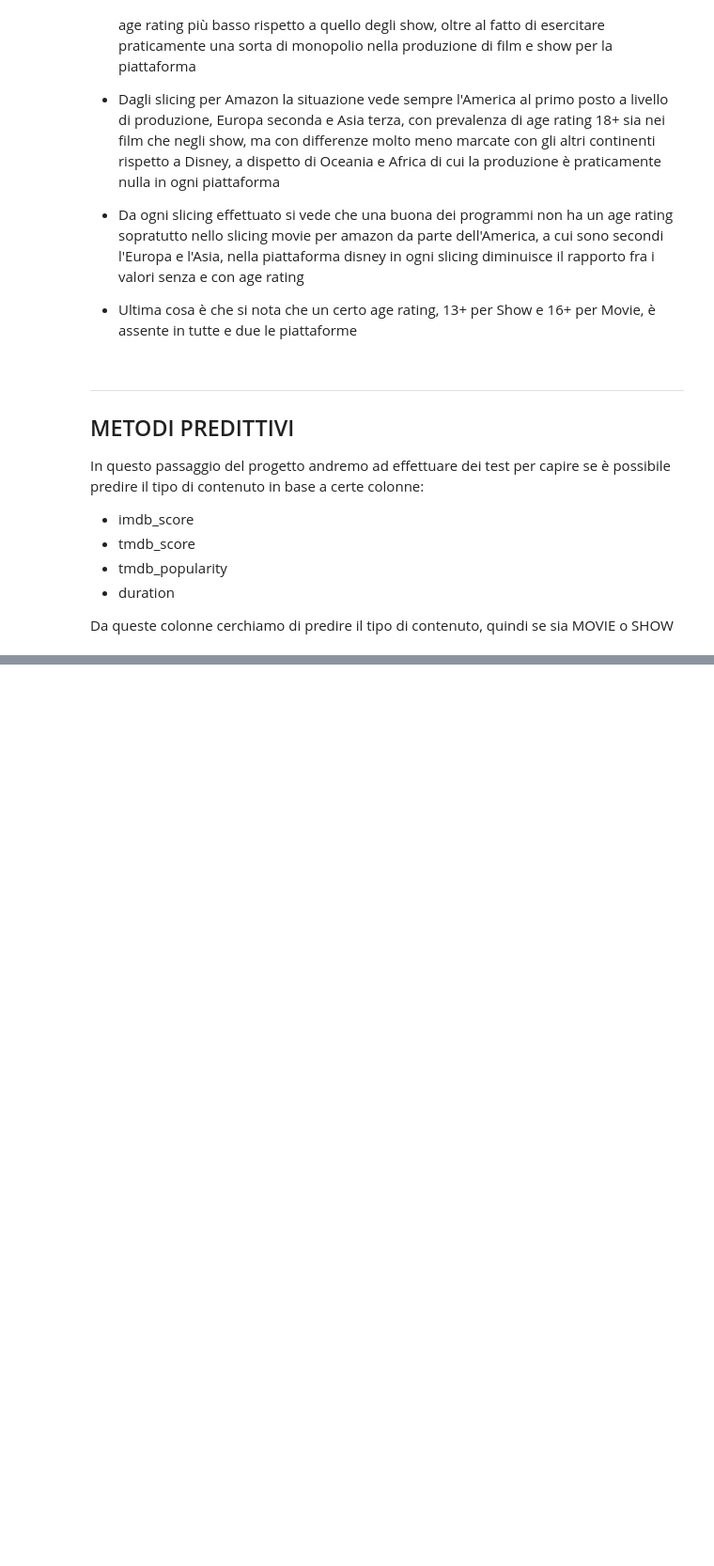
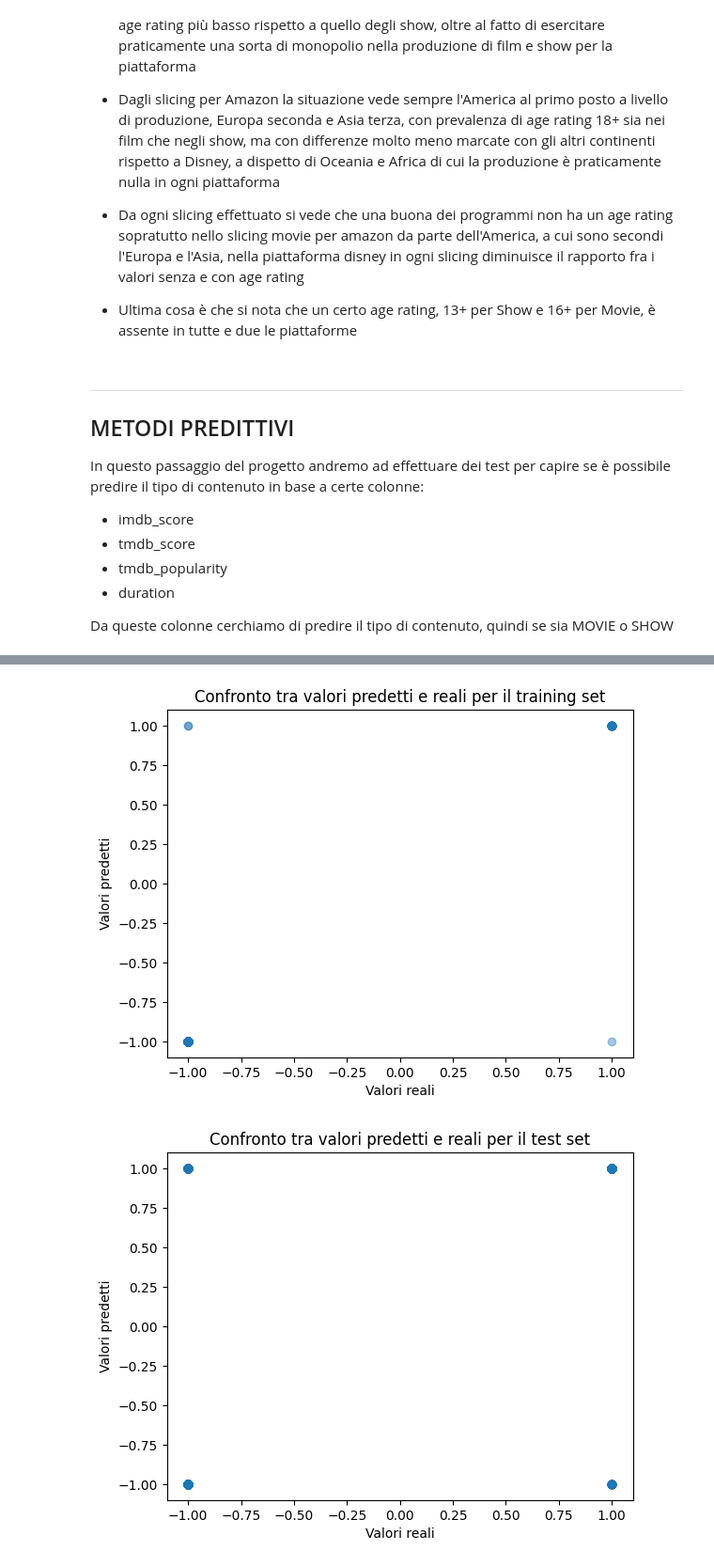
Before and after one commit to edotaggaedo/Progetto_finale_IDS, a Jupyter notebook: Progetto_Finale/ProgFin.ipynb, the cells around one changed output, grey strips where cells are left out. Shown at 94% size. Saved outputs shown, nothing was run; the diff lists cells and outputs as text; code cells hidden in the pictures; blank space fills up the shorter version.

```diff
--- a/Progetto_Finale/ProgFin.ipynb
+++ b/Progetto_Finale/ProgFin.ipynb
@@ -967,0 +1129,35 @@ plt.show()
+# %%
+
+# Quindi con i dati a disposizione costruiamo un grafico che mostri la differenza tra i valori predetti e quelli reali
+# Per farlo dobbiamo creare un dataframe che contenga i valori predetti e quelli reali
+# Per fare ciò dobbiamo prima creare un dataframe che contenga i valori predetti e poi un dataframe che contenga i valori reali
+# dopo di che costruiamo un grafico scatter che mostri la differenza tra i valori predetti e quelli reali
+
+# Creo dataframe che contenga i valori predetti
+
+y_hat_train = pd.DataFrame(y_pred_train, columns=['type'])
+
+y_hat_test = pd.DataFrame(y_pred_test, columns=['type'])
+
+# Creo dataframe che contenga i valori reali
+
+y_train = pd.DataFrame(y_train, columns=['type'])
+
+y_test = pd.DataFrame(y_test, columns=['type'])
+
+# Creo il grafico scatter con i valori messi a confronto
+
+plt.scatter(y_train, y_pred_train, alpha=0.4)
+plt.title('Confronto tra valori predetti e reali per il training set')
+plt.xlabel('Valori reali')
+plt.ylabel('Valori predetti')
+plt.show()
+
+plt.scatter(y_test, y_pred_test, alpha=0.4)
+plt.title('Confronto tra valori predetti e reali per il test set')
+plt.xlabel('Valori reali')
+plt.ylabel('Valori predetti')
+plt.show()
+# %% [output]
+[figure, added]
+[figure, added]
```
Also changed, not shown: parts of 5 cells of this notebook.
